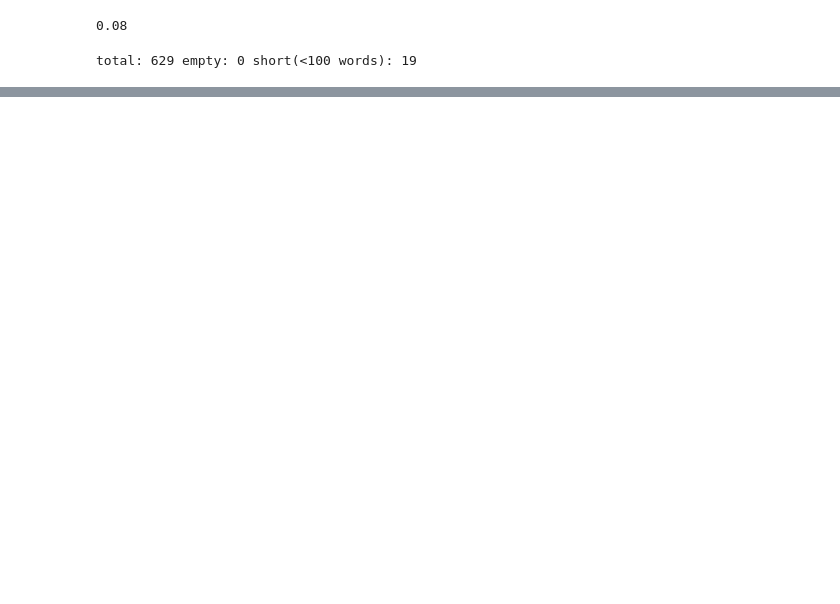
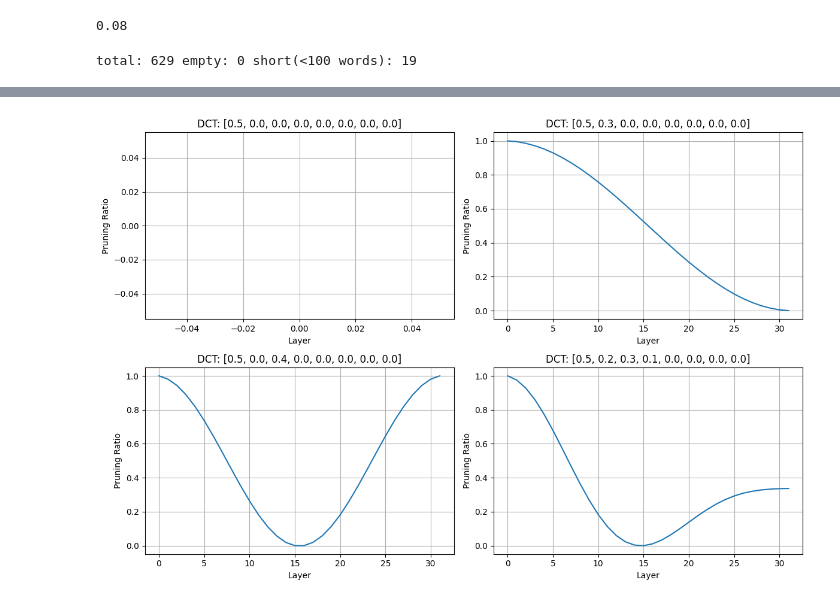
Before and after one commit to jakub-szafranski/rlp, a Jupyter notebook: aa.ipynb, the cells around one changed output, grey strips where cells are left out. Drawn from its saved outputs; the diff is of its cells as text; code cells hidden in the pictures; blank space fills up the shorter version.

```diff
--- a/aa.ipynb
+++ b/aa.ipynb
@@ -25,0 +150,22 @@ total: 629 empty: 0 short(<100 words): 19
+# %%
+# DCT Visualization
+fig, axes = plt.subplots(2, 2, figsize=(12, 8))
+actions_dct = [
+    [0.5, 0.0, 0.0, 0.0, 0.0, 0.0, 0.0, 0.0],  # Constant
+    [0.5, 0.3, 0.0, 0.0, 0.0, 0.0, 0.0, 0.0],  # Slope
+    [0.5, 0.0, 0.4, 0.0, 0.0, 0.0, 0.0, 0.0],  # Hump
+    [0.5, 0.2, 0.3, 0.1, 0.0, 0.0, 0.0, 0.0],  # Complex
+]
+
+for ax, action in zip(axes.flatten(), actions_dct):
+    ratios = dct_pruning(np.array(action))
+    ax.plot(range(32), ratios)
+    ax.set_title(f'DCT: {action}')
+    ax.set_xlabel('Layer')
+    ax.set_ylabel('Pruning Ratio')
+    ax.grid(True)
+
+plt.tight_layout()
+plt.show()
+# %% [output]
+[figure, added]
```
Also changed, not shown: parts of 6 cells of this notebook, 4 other files.
